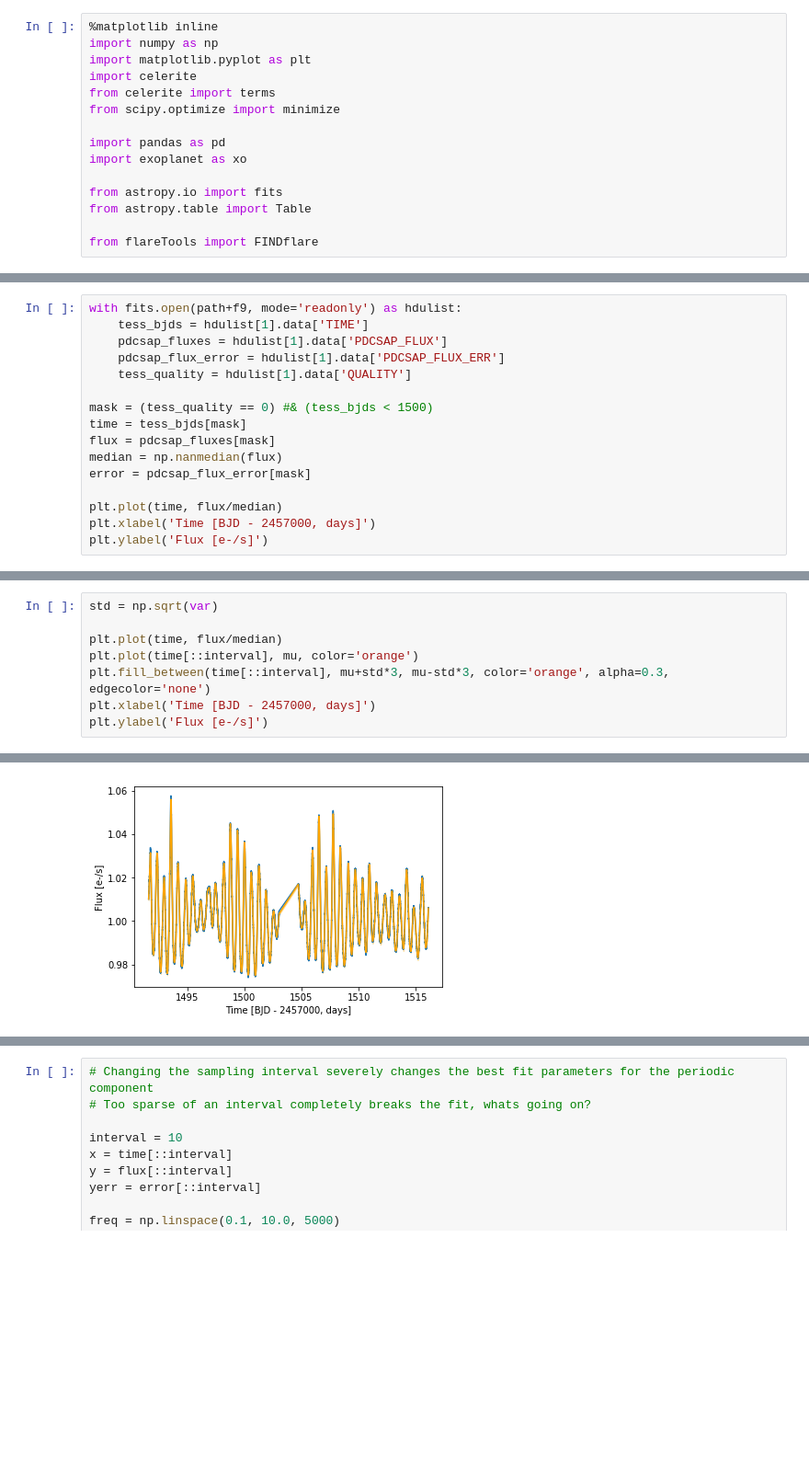
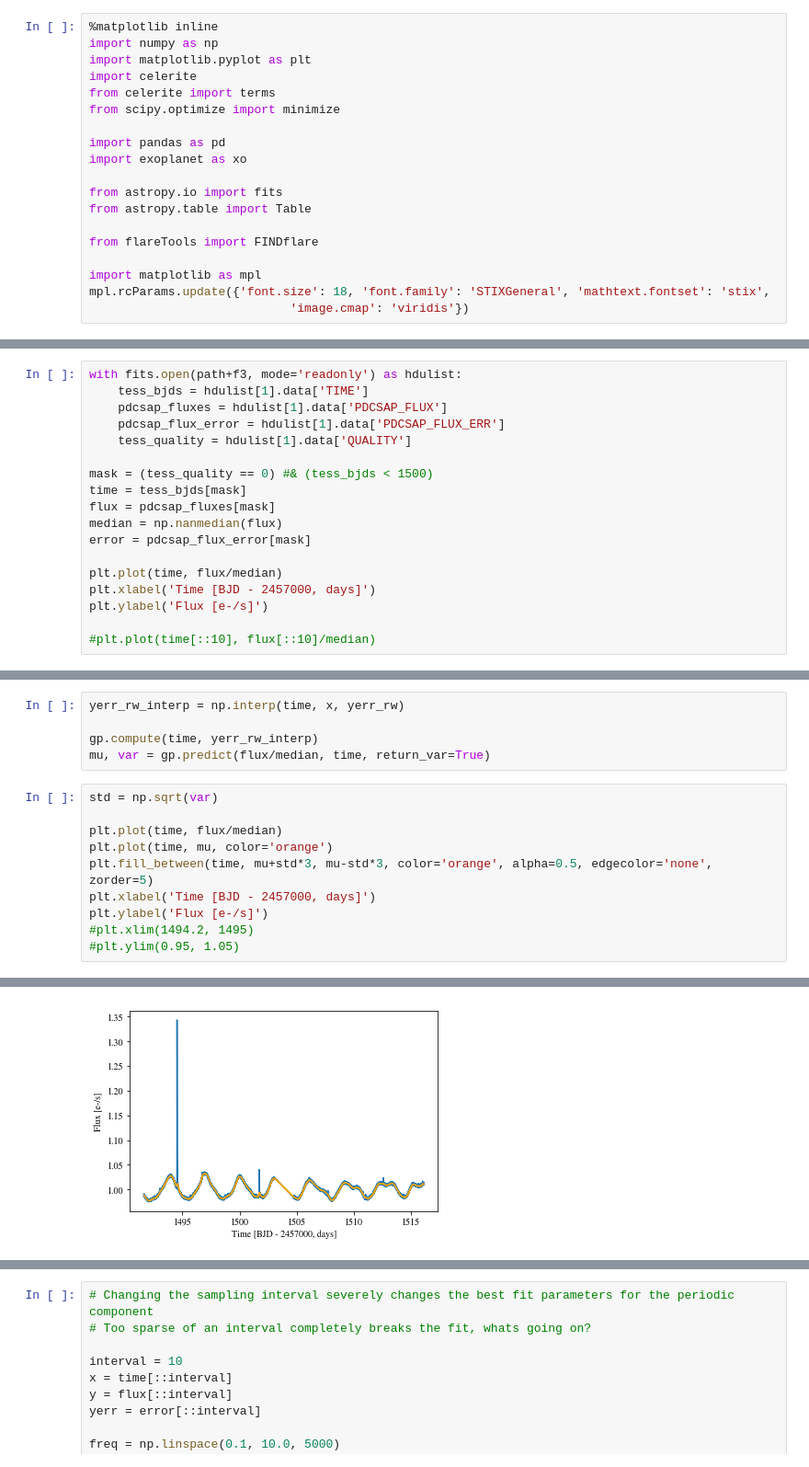
Before and after one commit to spencerw/tess_flare, a Jupyter notebook: gaussianProcess.ipynb, the cells around one changed output, grey strips where cells are left out. Shown at 92% size. Cells and saved outputs as stored; diff of their text form; blank space fills up the shorter version.

```diff
--- a/gaussianProcess.ipynb
+++ b/gaussianProcess.ipynb
@@ -13,6 +13,10 @@ from astropy.io import fits
 from astropy.table import Table
 
 from flareTools import FINDflare
+
+import matplotlib as mpl
+mpl.rcParams.update({'font.size': 18, 'font.family': 'STIXGeneral', 'mathtext.fontset': 'stix',
+                            'image.cmap': 'viridis'})
 # %%
 path = '/astro/store/gradscratch/tmp/scw7/tessData/lightcurves/sec7/'
 
@@ -45,5 +49,5 @@ f9 = 'tess2019006130736-s0007-0000000026045729-0131-s_lc.fits'
 # %%
-with fits.open(path+f9, mode='readonly') as hdulist:
+with fits.open(path+f3, mode='readonly') as hdulist:
     tess_bjds = hdulist[1].data['TIME']
     pdcsap_fluxes = hdulist[1].data['PDCSAP_FLUX']
     pdcsap_flux_error = hdulist[1].data['PDCSAP_FLUX_ERR']
@@ -58,5 +62,7 @@ error = pdcsap_flux_error[mask]
 plt.plot(time, flux/median)
 plt.xlabel('Time [BJD - 2457000, days]')
 plt.ylabel('Flux [e-/s]')
+
+#plt.plot(time[::10], flux[::10]/median)
 # %% [output]
 Text(0, 0.5, 'Flux [e-/s]')
@@ -180,12 +379,19 @@ plt.ylabel("$S(\omega)$");
+# %%
+yerr_rw_interp = np.interp(time, x, yerr_rw)
+
+gp.compute(time, yerr_rw_interp)
+mu, var = gp.predict(flux/median, time, return_var=True)
 # %%
 std = np.sqrt(var)
 
 plt.plot(time, flux/median)
-plt.plot(time[::interval], mu, color='orange')
-plt.fill_between(time[::interval], mu+std*3, mu-std*3, color='orange', alpha=0.3, edgecolor='none')
+plt.plot(time, mu, color='orange')
+plt.fill_between(time, mu+std*3, mu-std*3, color='orange', alpha=0.5, edgecolor='none', zorder=5)
 plt.xlabel('Time [BJD - 2457000, days]')
 plt.ylabel('Flux [e-/s]')
+#plt.xlim(1494.2, 1495)
+#plt.ylim(0.95, 1.05)
 # %% [output]
 Text(0, 0.5, 'Flux [e-/s]')
-[figure, old version]
+[figure, new version]
 # %%
```
Also changed, not shown: parts of 14 cells of this notebook.
